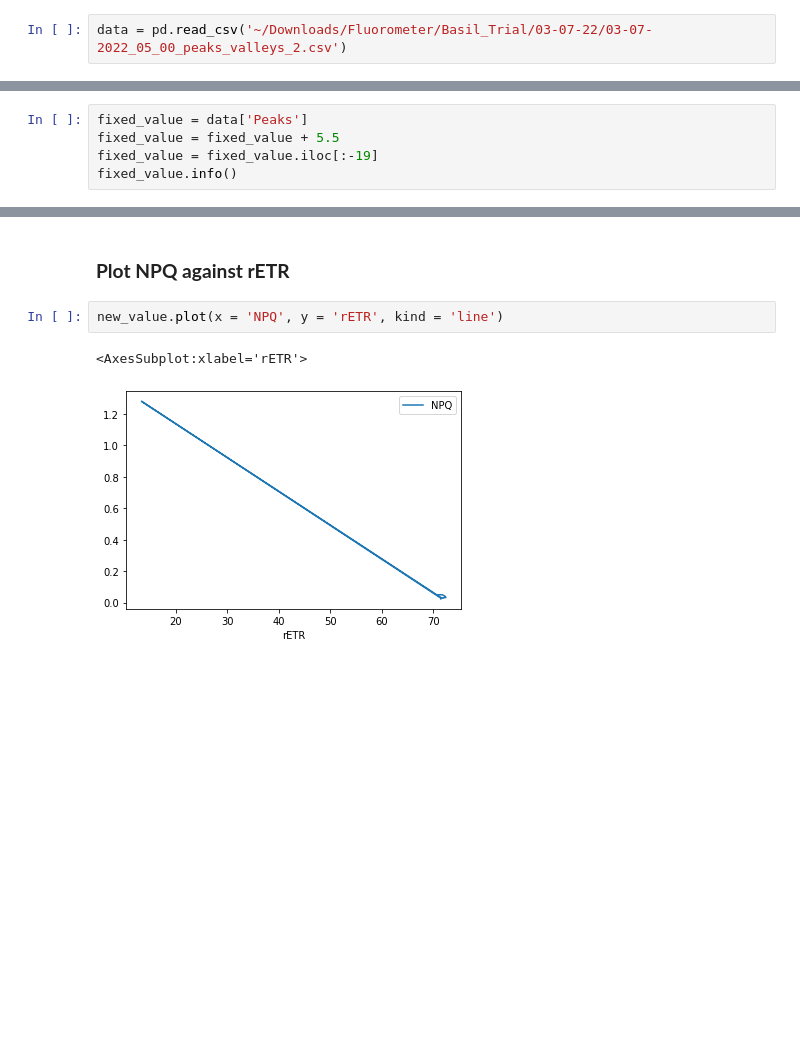
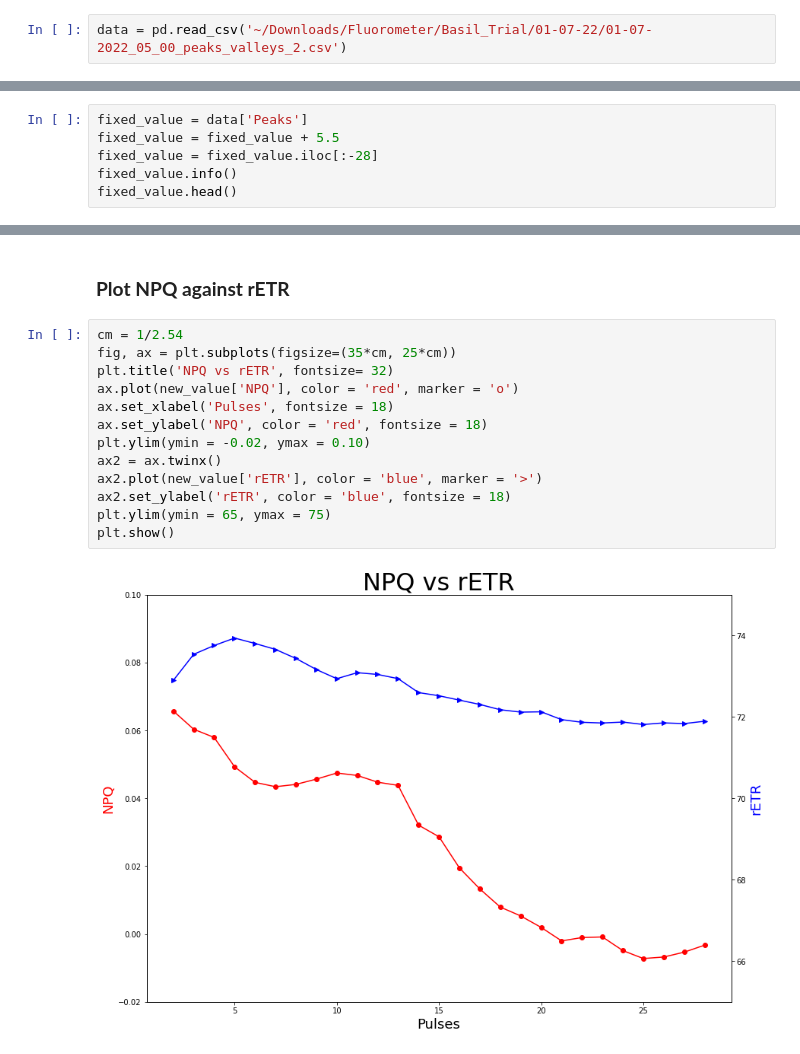
Before and after one commit to maykef/Fluorometer_Jupyter_Notebooks, a Jupyter notebook: Data_visualisation_1.ipynb, the cells around one changed output, grey strips where cells are left out. Saved outputs shown, nothing was run; the diff lists cells and outputs as text; blank space fills up the shorter version.

```diff
--- a/Data_visualisation_1.ipynb
+++ b/Data_visualisation_1.ipynb
@@ -9,7 +9,7 @@ import matplotlib.pyplot as plt
 # %% [markdown]
 ### **Load the csv file using pd.read_csv**
 # %%
-data = pd.read_csv('~/Downloads/Fluorometer/Basil_Trial/03-07-22/03-07-2022_05_00_peaks_valleys_2.csv')
+data = pd.read_csv('~/Downloads/Fluorometer/Basil_Trial/01-07-22/01-07-2022_05_00_peaks_valleys_2.csv')
 # %% [markdown]
 ### **Inspect the Dataset**
 # %%
@@ -107,8 +74,9 @@ new_value.head()
 # %%
 fixed_value = data['Peaks']
 fixed_value = fixed_value + 5.5
-fixed_value = fixed_value.iloc[:-19]
+fixed_value = fixed_value.iloc[:-28]
 fixed_value.info()
+fixed_value.head()
 # %% [output]
 <class 'pandas.core.series.Series'>
 RangeIndex: 1 entries, 0 to 0
@@ -145,7 +115,17 @@ new_value.head()
 # %% [markdown]
 ### **Plot NPQ against rETR**
 # %%
-new_value.plot(x = 'NPQ', y = 'rETR', kind = 'line')
+cm = 1/2.54
+fig, ax = plt.subplots(figsize=(35*cm, 25*cm))
+plt.title('NPQ vs rETR', fontsize= 32)
+ax.plot(new_value['NPQ'], color = 'red', marker = 'o')
+ax.set_xlabel('Pulses', fontsize = 18)
+ax.set_ylabel('NPQ', color = 'red', fontsize = 18)
+plt.ylim(ymin = -0.02, ymax = 0.10)
+ax2 = ax.twinx()
+ax2.plot(new_value['rETR'], color = 'blue', marker = '>')
+ax2.set_ylabel('rETR', color = 'blue', fontsize = 18)
+plt.ylim(ymin = 65, ymax = 75)
+plt.show()
 # %% [output]
-<AxesSubplot:xlabel='rETR'>
-[figure, old version]
+[figure, new version]
```
Also changed, not shown: parts of 7 cells of this notebook.
